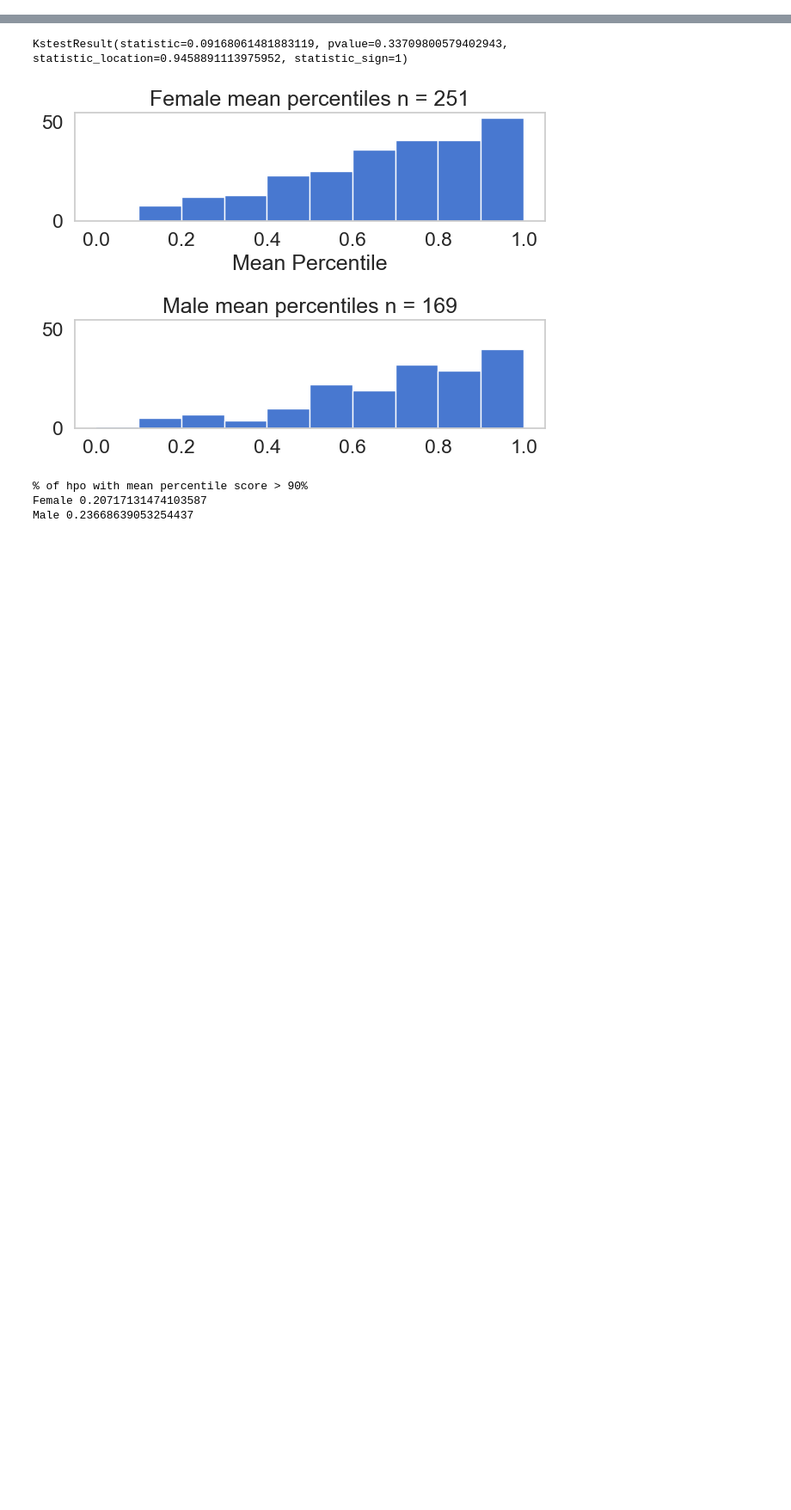
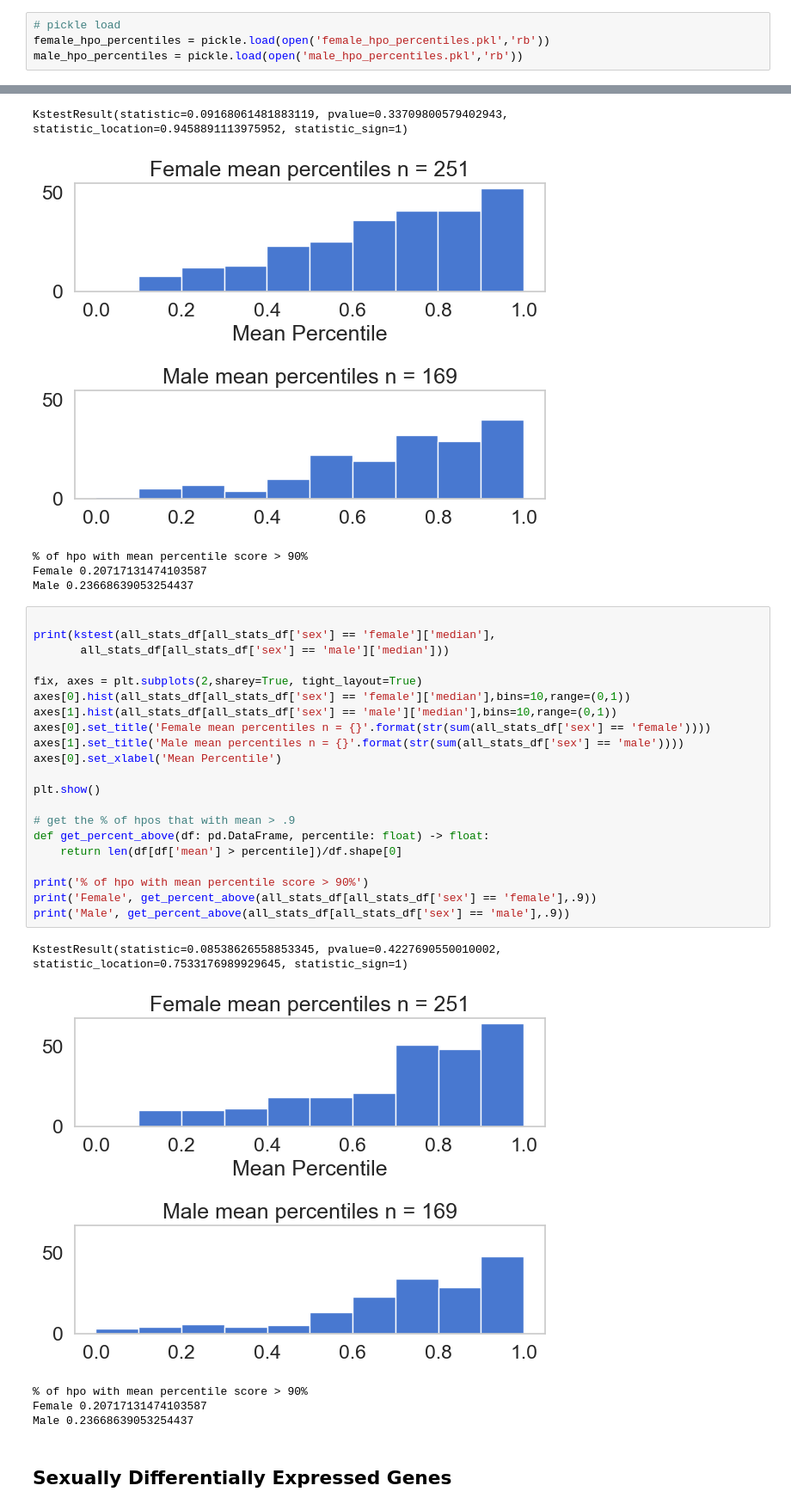
Before and after one commit to MSBradshaw/LinkPrediction, a Jupyter notebook: Experiments/target_prediction.ipynb, the cells around one changed output, grey strips where cells are left out. Shown at 86% size. Drawn from its saved outputs; the diff is of its cells as text; blank space fills up the shorter version.

```diff
--- a/Experiments/target_prediction.ipynb
+++ b/Experiments/target_prediction.ipynb
@@ -403,6 +394,10 @@ import pickle
 # pickle female_hpo_percentiles and male_hpo_percentiles
 pickle.dump(female_hpo_percentiles,open('female_hpo_percentiles.pkl','wb'))
 pickle.dump(male_hpo_percentiles,open('male_hpo_percentiles.pkl','wb'))
+# %%
+# pickle load
+female_hpo_percentiles = pickle.load(open('female_hpo_percentiles.pkl','rb'))
+male_hpo_percentiles = pickle.load(open('male_hpo_percentiles.pkl','rb'))
 # %% [markdown]
 ### Check to make sure all of the HPO terms have the same number of gene measurements
 One female HPO term, HP:0033085 has 0 because it was not added untill 2020 and this was trained on 2019. I think we can safely ignore this one for now.
@@ -763,3 +741,32 @@ KstestResult(statistic=0.09168061481883119, pvalue=0.33709800579402943, statisti
 % of hpo with mean percentile score > 90%
 Female 0.20717131474103587
 Male 0.23668639053254437
+# %%
+
+print(kstest(all_stats_df[all_stats_df['sex'] == 'female']['median'],
+       all_stats_df[all_stats_df['sex'] == 'male']['median']))
+
+fix, axes = plt.subplots(2,sharey=True, tight_layout=True)
+axes[0].hist(all_stats_df[all_stats_df['sex'] == 'female']['median'],bins=10,range=(0,1))
+axes[1].hist(all_stats_df[all_stats_df['sex'] == 'male']['median'],bins=10,range=(0,1))
+axes[0].set_title('Female mean percentiles n = {}'.format(str(sum(all_stats_df['sex'] == 'female'))))
+axes[1].set_title('Male mean percentiles n = {}'.format(str(sum(all_stats_df['sex'] == 'male'))))
+axes[0].set_xlabel('Mean Percentile')
+
+plt.show()
+
+# get the % of hpos that with mean > .9
+def get_percent_above(df: pd.DataFrame, percentile: float) -> float:
+    return len(df[df['mean'] > percentile])/df.shape[0]
+
+print('% of hpo with mean percentile score > 90%')
+print('Female', get_percent_above(all_stats_df[all_stats_df['sex'] == 'female'],.9))
+print('Male', get_percent_above(all_stats_df[all_stats_df['sex'] == 'male'],.9))
+# %% [output]
+KstestResult(statistic=0.08538626558853345, pvalue=0.4227690550010002, statistic_location=0.7533176989929645, statistic_sign=1)
+[figure, added]
+% of hpo with mean percentile score > 90%
+Female 0.20717131474103587
+Male 0.23668639053254437
+# %% [markdown]
+## Sexually Differentially Expressed Genes
```
Also changed, not shown: parts of 22 cells of this notebook.
